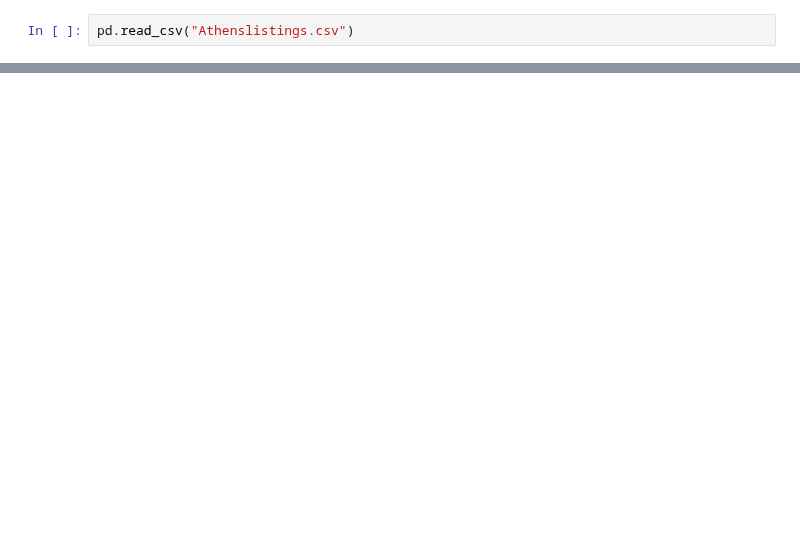
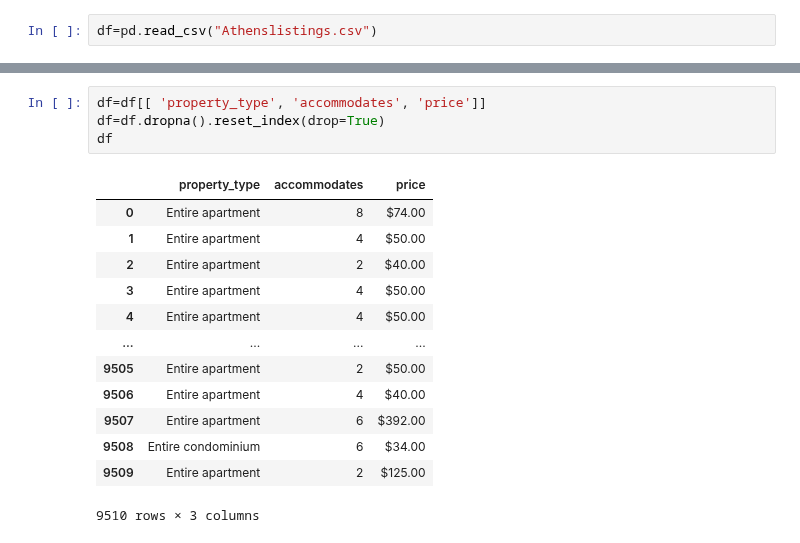
Before and after one commit to data301-2021-summer2/project-group36-project, a Jupyter notebook: analysis/Jaimie Nguyen/Dataset.ipynb, the cells around one changed output, grey strips where cells are left out. Cells and saved outputs as stored; diff of their text form; blank space fills up the shorter version.

```diff
--- a/analysis/Jaimie Nguyen/Dataset.ipynb
+++ b/analysis/Jaimie Nguyen/Dataset.ipynb
@@ -73,2 +78,2 @@ ls
 # %%
-pd.read_csv("Athenslistings.csv")
+df=pd.read_csv("Athenslistings.csv")
@@ -88,0 +100,18 @@ pd.read_csv("Athenslistings.csv")
+# %%
+df=df[[ 'property_type', 'accommodates', 'price']]
+df=df.dropna().reset_index(drop=True)
+df
+# %% [output]
+|  | property_type | accommodates | price |
+| 0 | Entire apartment | 8 | $74.00 |
+| 1 | Entire apartment | 4 | $50.00 |
+| 2 | Entire apartment | 2 | $40.00 |
+| 3 | Entire apartment | 4 | $50.00 |
+| 4 | Entire apartment | 4 | $50.00 |
+| ... | ... | ... | ... |
+| 9505 | Entire apartment | 2 | $50.00 |
+| 9506 | Entire apartment | 4 | $40.00 |
+| 9507 | Entire apartment | 6 | $392.00 |
+| 9508 | Entire condominium | 6 | $34.00 |
+| 9509 | Entire apartment | 2 | $125.00 |
+9510 rows × 3 columns
```
Also changed, not shown: parts of 20 cells of this notebook, 1 other file.
